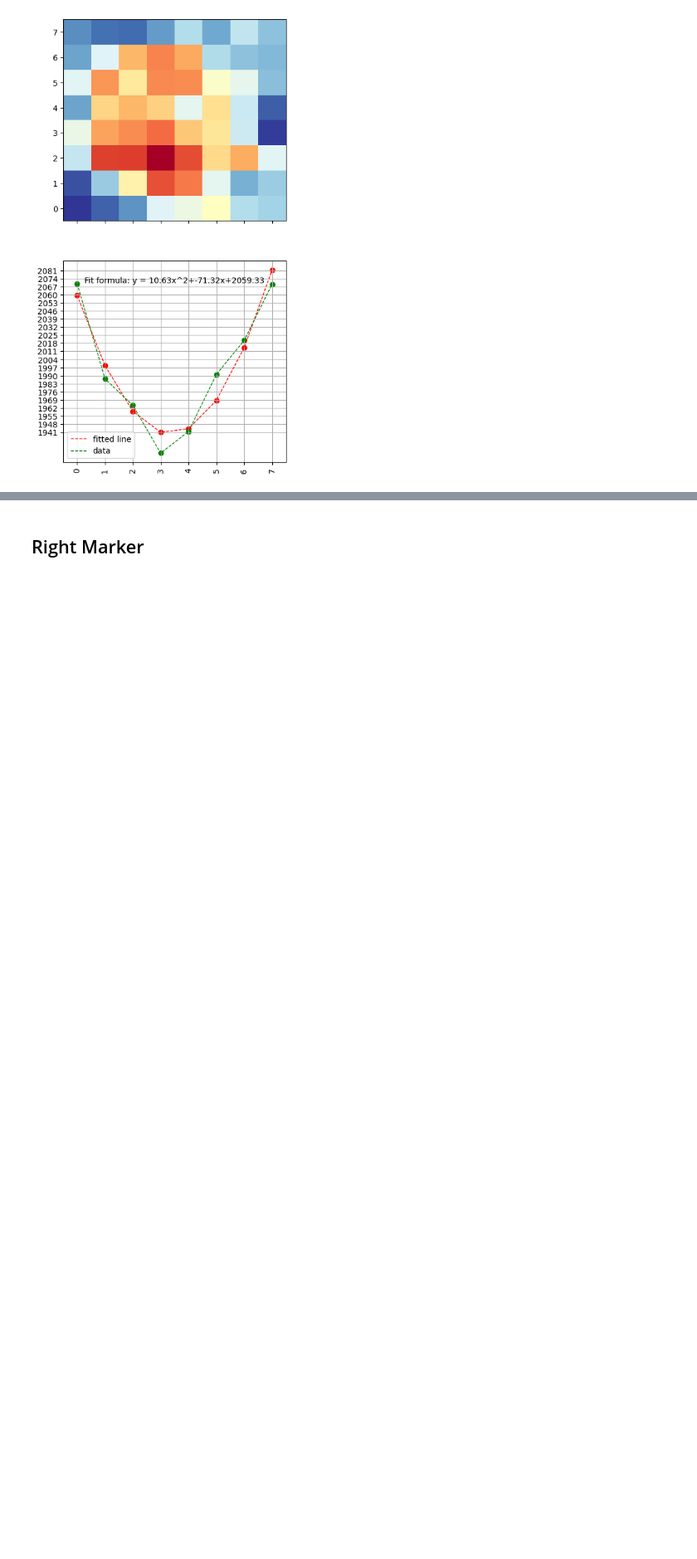
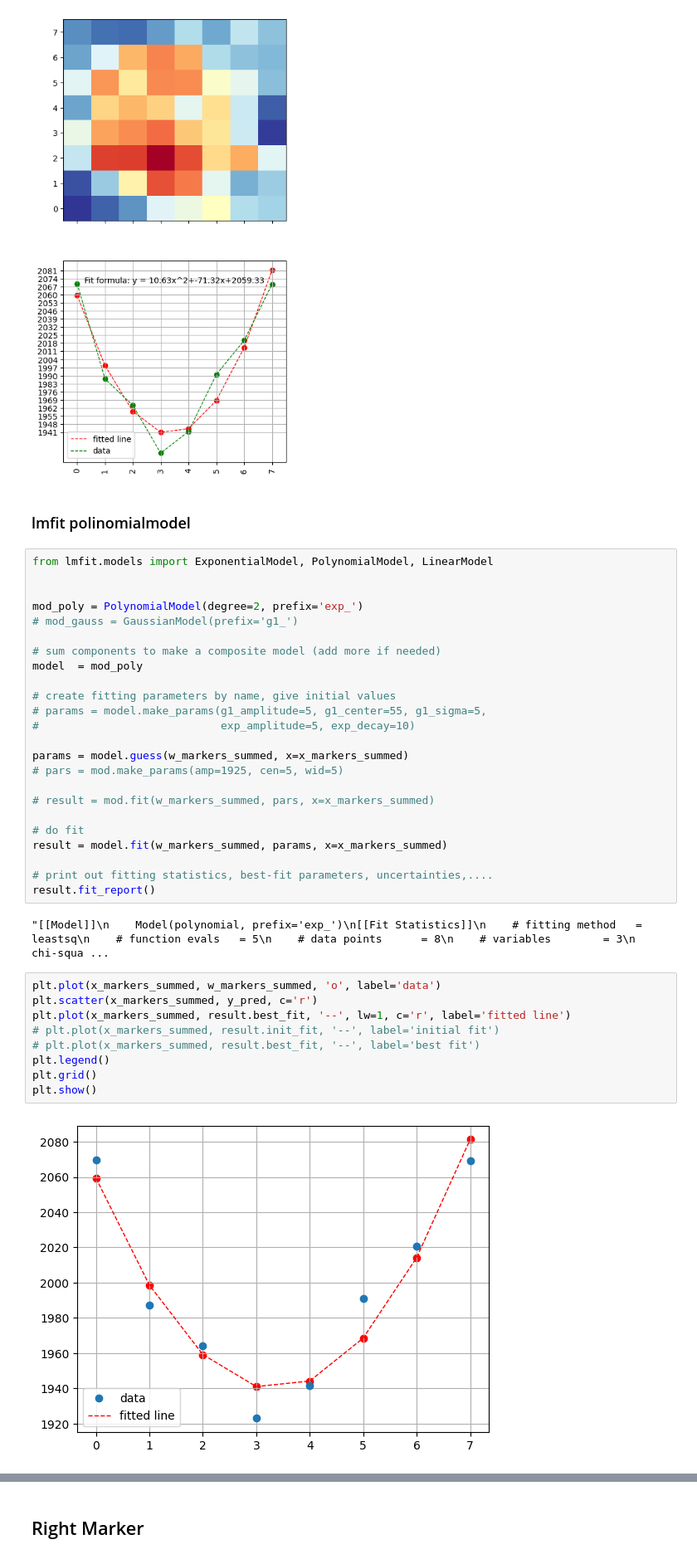
Before and after one commit to PrinceRichfather/tungsten_grate_analysis, a Jupyter notebook: analysis_nogrid.ipynb, the cells around one changed output, grey strips where cells are left out. Shown at 83% size. Drawn from its saved outputs; the diff is of its cells as text; blank space fills up the shorter version.

Commit message:
New analysis with plex, no plex new code with lmfit * errors * 3 sigma uncertainties * residuals

```diff
--- a/analysis_nogrid.ipynb
+++ b/analysis_nogrid.ipynb
@@ -235,6 +236,45 @@ plt.show()
 ### **Fitting line to one marker**
 Coefficient of 2nd degree polynomial:  [  10.6344728   -71.31675575 2059.32557678]
 [figure]
+# %% [markdown]
+### lmfit polinomialmodel
+# %%
+from lmfit.models import ExponentialModel, PolynomialModel, LinearModel
+
+
+mod_poly = PolynomialModel(degree=2, prefix='exp_')
+# mod_gauss = GaussianModel(prefix='g1_')
+
+# sum components to make a composite model (add more if needed)
+model  = mod_poly
+
+# create fitting parameters by name, give initial values
+# params = model.make_params(g1_amplitude=5, g1_center=55, g1_sigma=5,
+#                            exp_amplitude=5, exp_decay=10)
+
+params = model.guess(w_markers_summed, x=x_markers_summed)
+# pars = mod.make_params(amp=1925, cen=5, wid=5)
+
+# result = mod.fit(w_markers_summed, pars, x=x_markers_summed)
+
+# do fit
+result = model.fit(w_markers_summed, params, x=x_markers_summed)
+
+# print out fitting statistics, best-fit parameters, uncertainties,....
+result.fit_report()
+# %% [output]
+"[[Model]]\n    Model(polynomial, prefix='exp_')\n[[Fit Statistics]]\n    # fitting method   = leastsq\n    # function evals   = 5\n    # data points      = 8\n    # variables        = 3\n    chi-squa ...
+# %%
+plt.plot(x_markers_summed, w_markers_summed, 'o', label='data')
+plt.scatter(x_markers_summed, y_pred, c='r')
+plt.plot(x_markers_summed, result.best_fit, '--', lw=1, c='r', label='fitted line')
+# plt.plot(x_markers_summed, result.init_fit, '--', label='initial fit')
+# plt.plot(x_markers_summed, result.best_fit, '--', label='best fit')
+plt.legend()
+plt.grid()
+plt.show()
+# %% [output]
+[figure, added]
 # %%
 fig, ax = plt.subplots(2, 1, figsize=(5, 10))
 #                 Y     X
```
Also changed, not shown: parts of 23 cells of this notebook, 10 other files.
